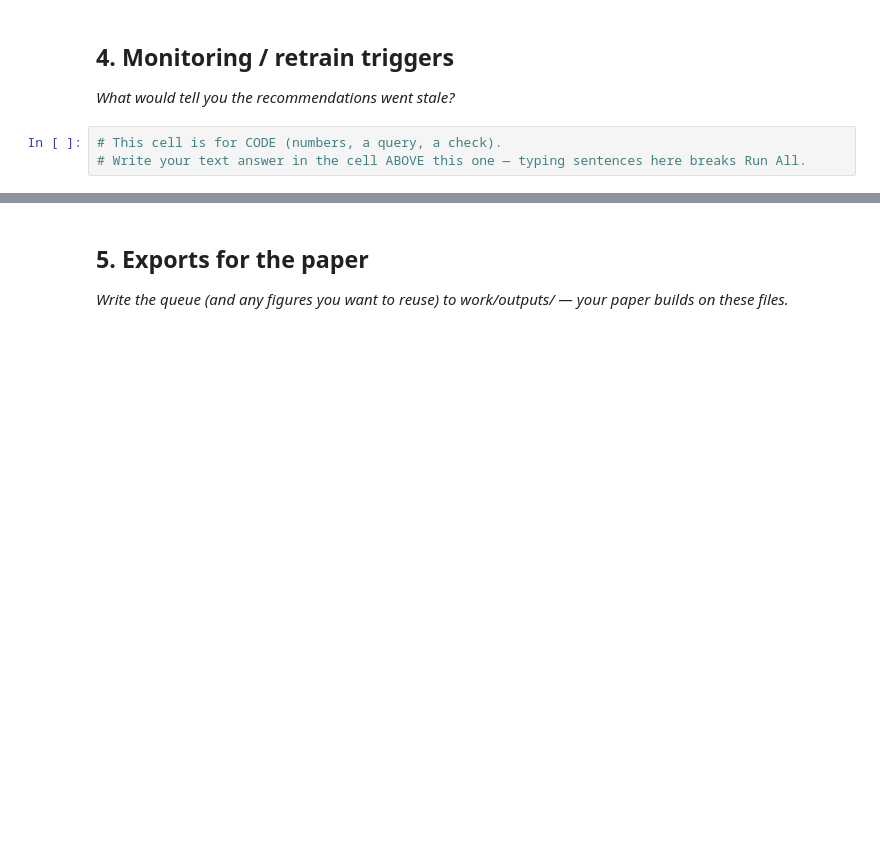
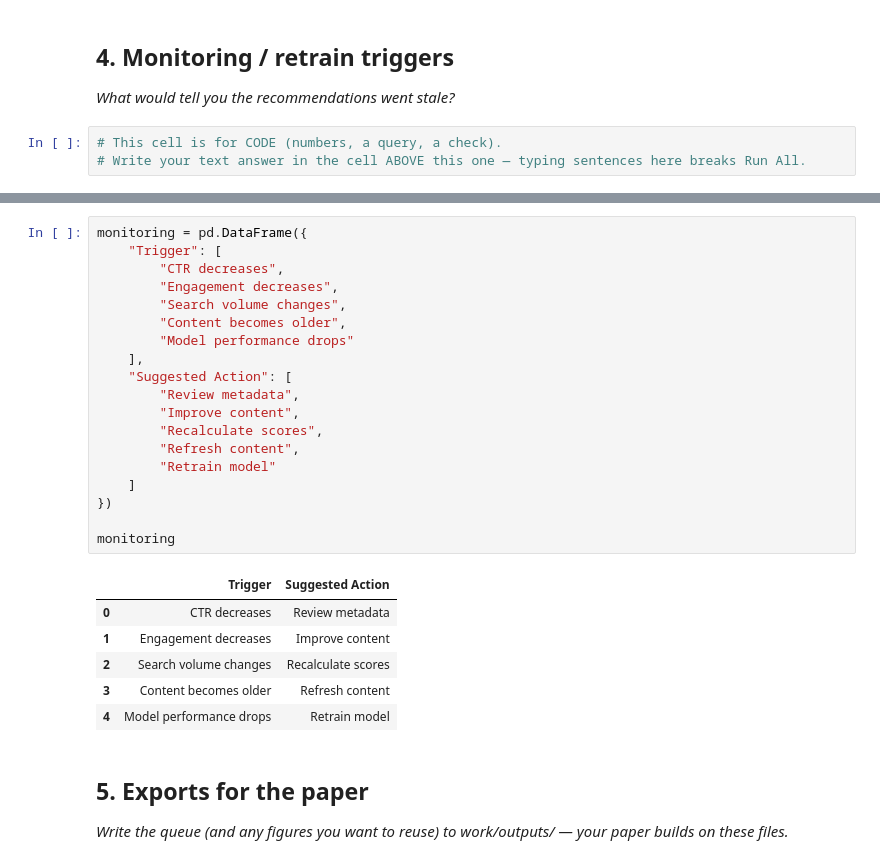
Before and after one commit to lthendral10/flyrank-ml-internship, a Jupyter notebook: work/notebooks/w07_action_playbook.ipynb, the cells around one changed output, grey strips where cells are left out. Saved outputs shown, nothing was run; the diff lists cells and outputs as text; blank space fills up the shorter version.

```diff
--- a/work/notebooks/w07_action_playbook.ipynb
+++ b/work/notebooks/w07_action_playbook.ipynb
@@ -37,3 +200,29 @@ This skeleton is yours to fill. Work the sections **in order** — each one has
+# %%
+monitoring = pd.DataFrame({
+    "Trigger": [
+        "CTR decreases",
+        "Engagement decreases",
+        "Search volume changes",
+        "Content becomes older",
+        "Model performance drops"
+    ],
+    "Suggested Action": [
+        "Review metadata",
+        "Improve content",
+        "Recalculate scores",
+        "Refresh content",
+        "Retrain model"
+    ]
+})
+
+monitoring
+# %% [output]
+|  | Trigger | Suggested Action |
+| 0 | CTR decreases | Review metadata |
+| 1 | Engagement decreases | Improve content |
+| 2 | Search volume changes | Recalculate scores |
+| 3 | Content becomes older | Refresh content |
+| 4 | Model performance drops | Retrain model |
 # %% [markdown]
 ## 5. Exports for the paper
 
```
Also changed, not shown: parts of 10 cells of this notebook.
